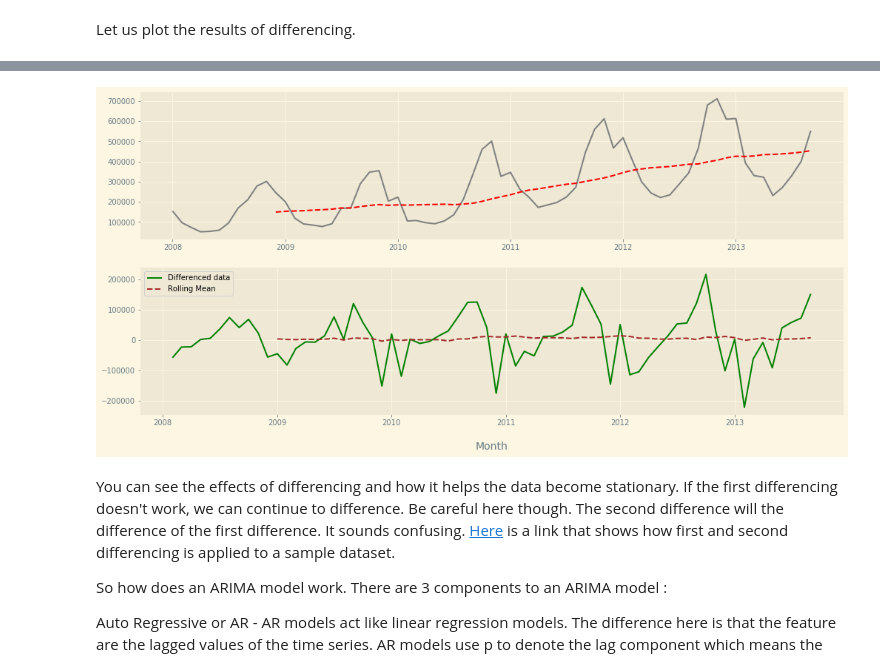
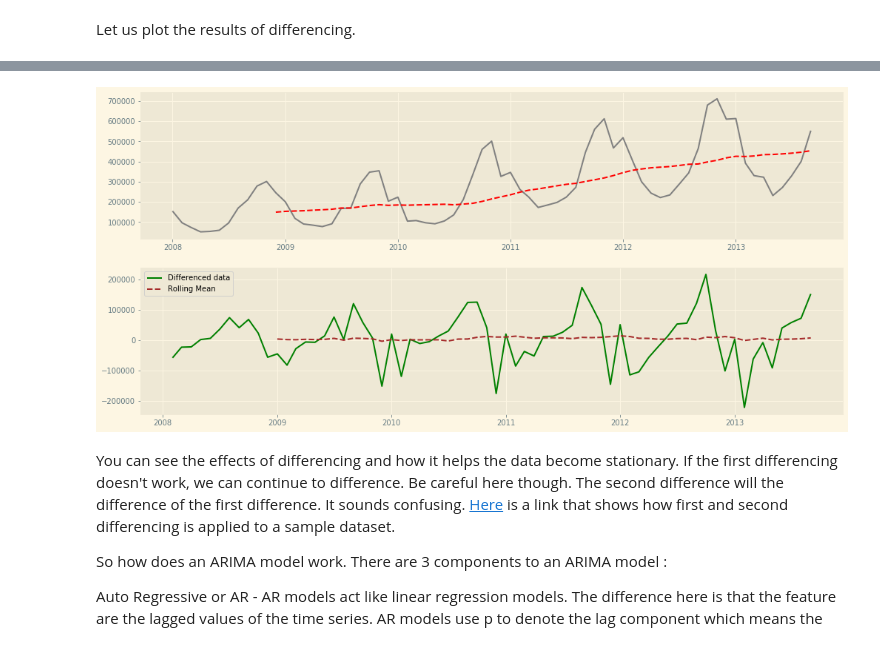
Before and after one commit to hamzajabbarr/time_series_forecasting_example, a Jupyter notebook: Time_series.ipynb, the cells around one changed output, grey strips where cells are left out. Cells and saved outputs as stored; diff of their text form; code cells hidden in the pictures.

```diff
--- a/Time_series.ipynb
+++ b/Time_series.ipynb
@@ -596,7 +596,6 @@ ax[1].plot(data.diff(periods = 1), label = "Differenced data", color = 'green')
 ax[1].plot(data.diff(periods = 1).rolling(window = 12).mean(), linestyle = '--', label = "Rolling Mean", color = 'brown')
 
 plt.legend()
-plt.xlabel('Month', fontsize = 14, labelpad = 20)
 plt.show()
 # %% [output]
 [interactive output not drawn]
@@ -606,4 +604,4 @@ plt.show()
-[figure, old version]
+[figure, new version]
 # %% [markdown]
 You can see the effects of differencing and how it helps the data become stationary. If the first differencing doesn't work, we can continue to difference. Be careful here though. The second difference will the difference of the first difference. It sounds confusing. [Here](https://docs.google.com/spreadsheets/d/1-IfOW2EdiGOqCXXKlchZAxvSE8O1tH7EKr6BXGly-Q4/edit?usp=sharing) is a link that shows how first and second differencing is applied to a sample dataset.
 
```
Also changed, not shown: parts of 15 cells of this notebook.
